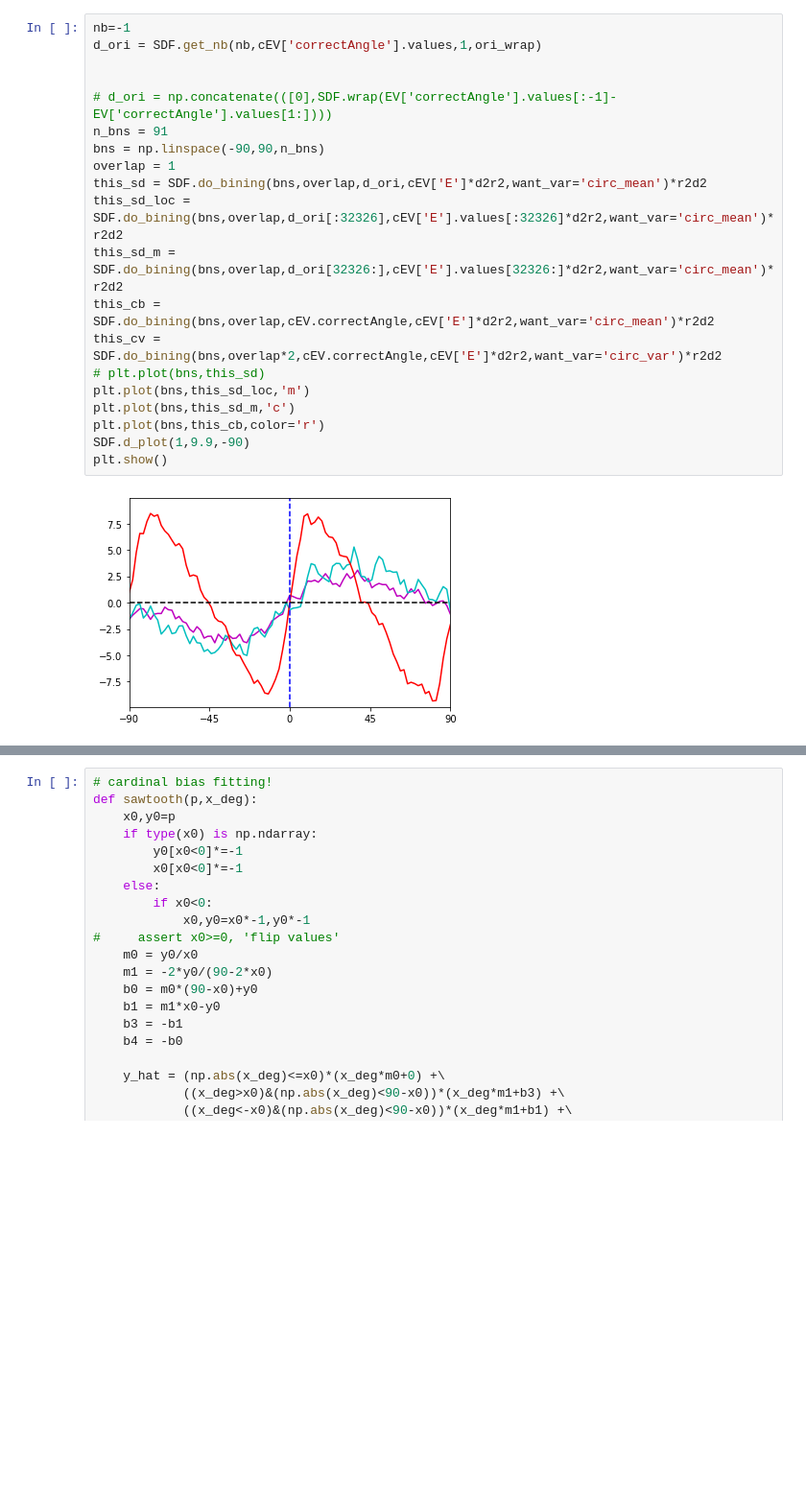
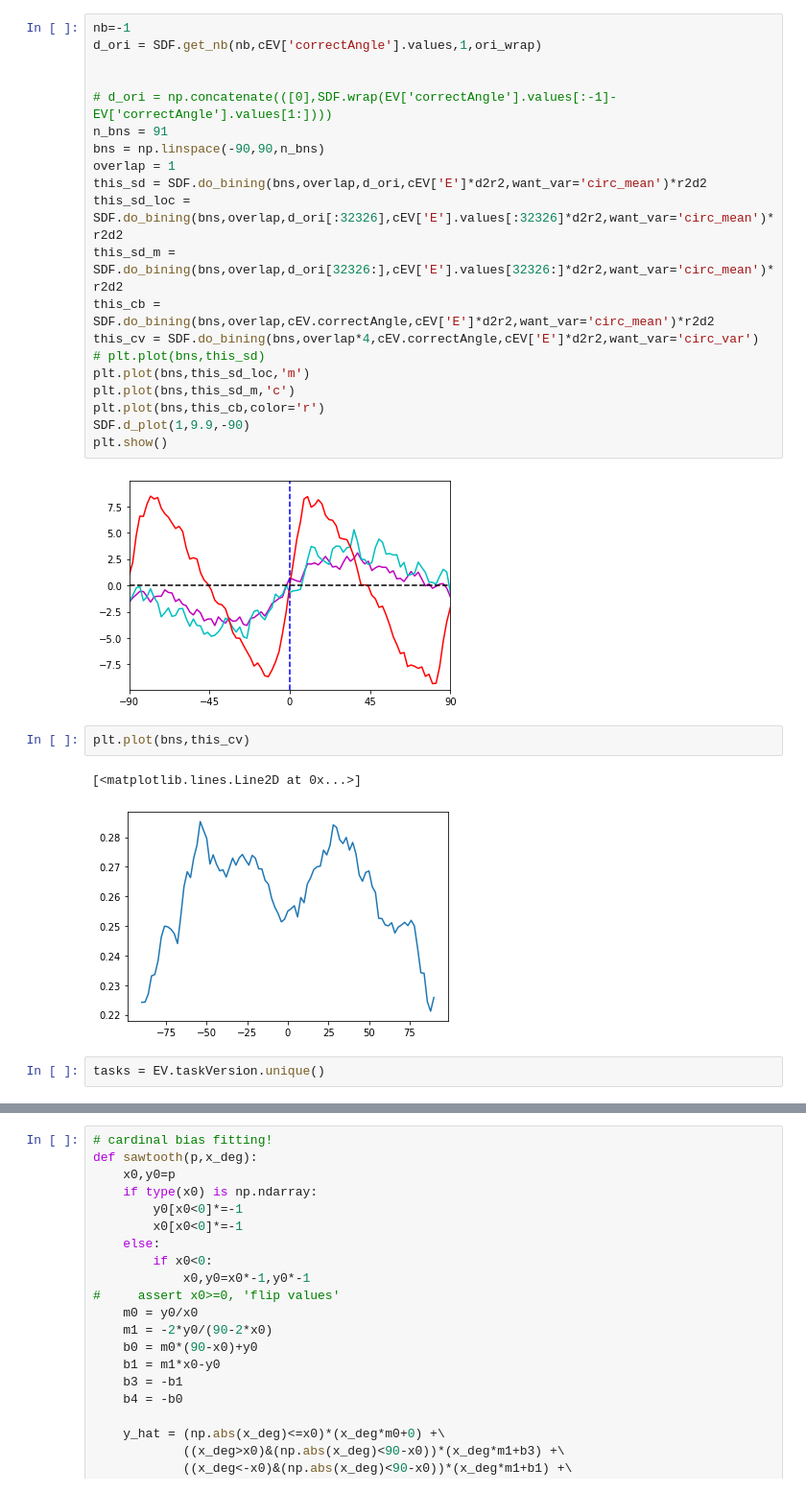
Before and after one commit to TimCSheehan/historyResponseModeling, a Jupyter notebook: UMI_BIAS_Clean.ipynb, the cells around one changed output, grey strips where cells are left out. Shown at 96% size. Saved outputs shown, nothing was run; the diff lists cells and outputs as text; blank space fills up the shorter version.

```diff
--- a/UMI_BIAS_Clean.ipynb
+++ b/UMI_BIAS_Clean.ipynb
@@ -247,7 +123,7 @@ this_sd = SDF.do_bining(bns,overlap,d_ori,cEV['E']*d2r2,want_var='circ_mean')*r2
 this_sd_loc = SDF.do_bining(bns,overlap,d_ori[:32326],cEV['E'].values[:32326]*d2r2,want_var='circ_mean')*r2d2
 this_sd_m = SDF.do_bining(bns,overlap,d_ori[32326:],cEV['E'].values[32326:]*d2r2,want_var='circ_mean')*r2d2
 this_cb = SDF.do_bining(bns,overlap,cEV.correctAngle,cEV['E']*d2r2,want_var='circ_mean')*r2d2
-this_cv = SDF.do_bining(bns,overlap*2,cEV.correctAngle,cEV['E']*d2r2,want_var='circ_var')*r2d2
+this_cv = SDF.do_bining(bns,overlap*4,cEV.correctAngle,cEV['E']*d2r2,want_var='circ_var')
 # plt.plot(bns,this_sd)
 plt.plot(bns,this_sd_loc,'m')
 plt.plot(bns,this_sd_m,'c')
@@ -256,5 +132,12 @@ SDF.d_plot(1,9.9,-90)
 plt.show()
 # %% [output]
 [figure]
+# %%
+plt.plot(bns,this_cv)
+# %% [output]
+[<matplotlib.lines.Line2D at 0x...>]
+[figure, added]
+# %%
+tasks = EV.taskVersion.unique()
 # %%
 # lets fit fourier, etc.
```
Also changed, not shown: parts of 17 cells of this notebook, 38 other files.
